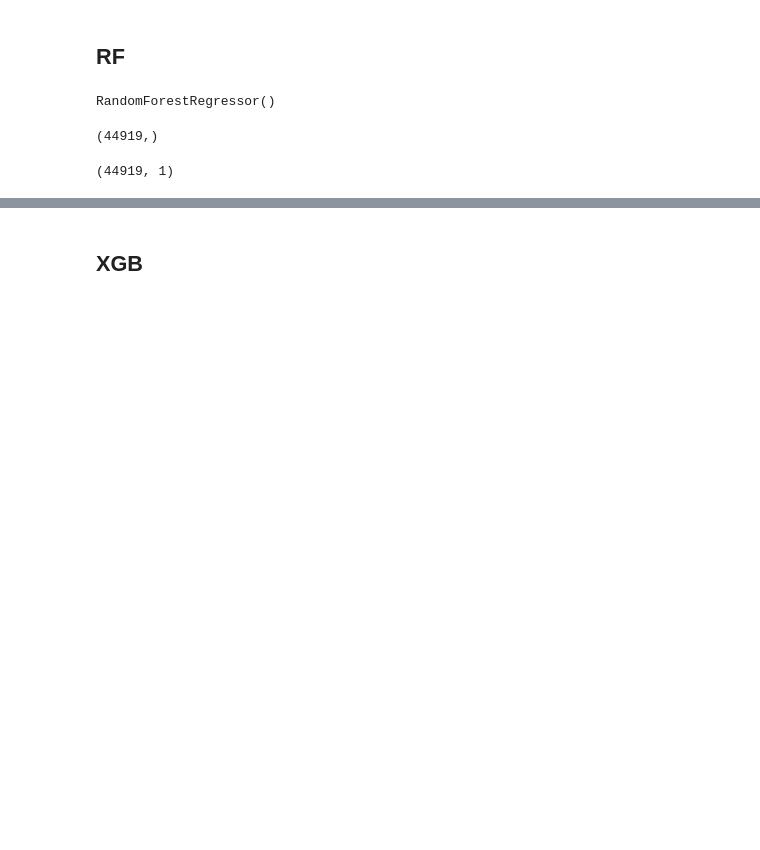
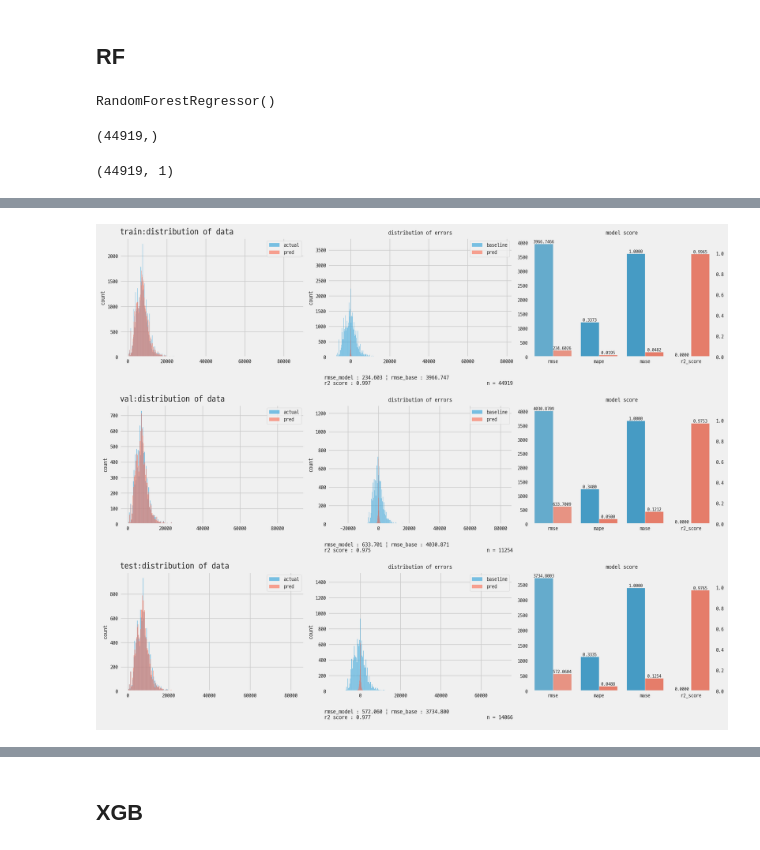
Before and after one commit to kdt-3-second-Project/aladin_usedbook, a Jupyter notebook: research/240717_simple_model_for_sample.ipynb, the cells around one changed output, grey strips where cells are left out. Saved outputs shown, nothing was run; the diff lists cells and outputs as text; code cells hidden in the pictures; blank space fills up the shorter version.

```diff
--- a/research/240717_simple_model_for_sample.ipynb
+++ b/research/240717_simple_model_for_sample.ipynb
@@ -103,4 +113,4 @@ make_reg_score_dict(y_pred1,y_train.reshape(-1),np.mean(y_train))
 # %%
-y_pred2 = model_rf.predict(X_val)
+y_pred2 = model_rf.predict(X_val_cropped)
 make_reg_score_dict(y_pred2,y_val.reshape(-1),np.mean(y_val))
 # %% [output]
@@ -111,4 +121,4 @@ make_reg_score_dict(y_pred2,y_val.reshape(-1),np.mean(y_val))
 # %%
-y_pred3 = model_rf.predict(X_test)
+y_pred3 = model_rf.predict(X_test_cropped)
 make_reg_score_dict(y_pred3,y_test.reshape(-1),np.mean(y_test))
 # %% [output]
@@ -118,0 +129,13 @@ make_reg_score_dict(y_pred3,y_test.reshape(-1),np.mean(y_test))
+# %%
+dict_data = {
+    'train':{'X':X_train_cropped,'y':y_train.reshape(-1)},
+    'val':{'X':X_val_cropped,'y':y_val.reshape(-1)},
+    'test':{'X':X_test_cropped,'y':y_test.reshape(-1)},
+}
+dict_rslt = {
+    'train':y_pred1,
+    'val':y_pred2,
+    'test':y_pred3,
+}
+# %%
+reg_score_dict = make_reg_score_entire(dict_data,dict_rslt,print_rslt=True)
@@ -118,0 +207,4 @@ make_reg_score_dict(y_pred3,y_test.reshape(-1),np.mean(y_test))
+# %%
+plot_reg_score(dict_data,dict_rslt,reg_score_dict);
+# %% [output]
+[figure, added]
```
Also changed, not shown: parts of 19 cells of this notebook, 1 other file.
